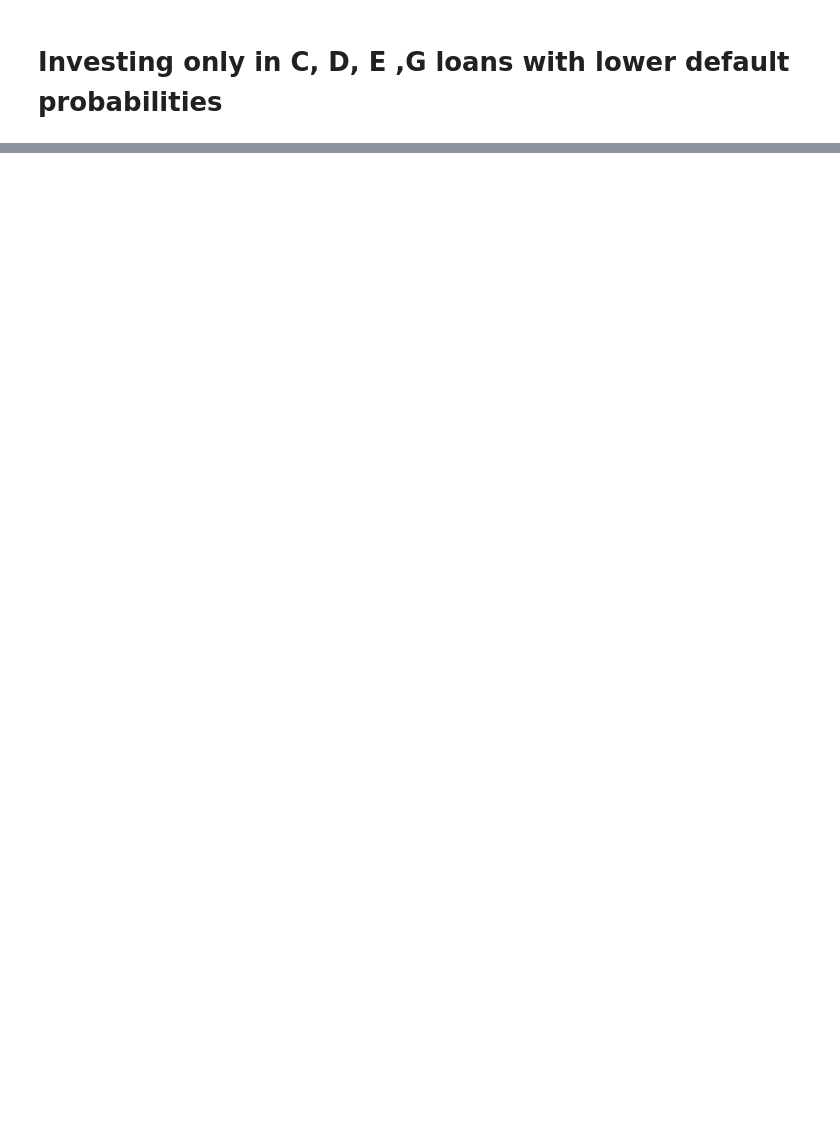
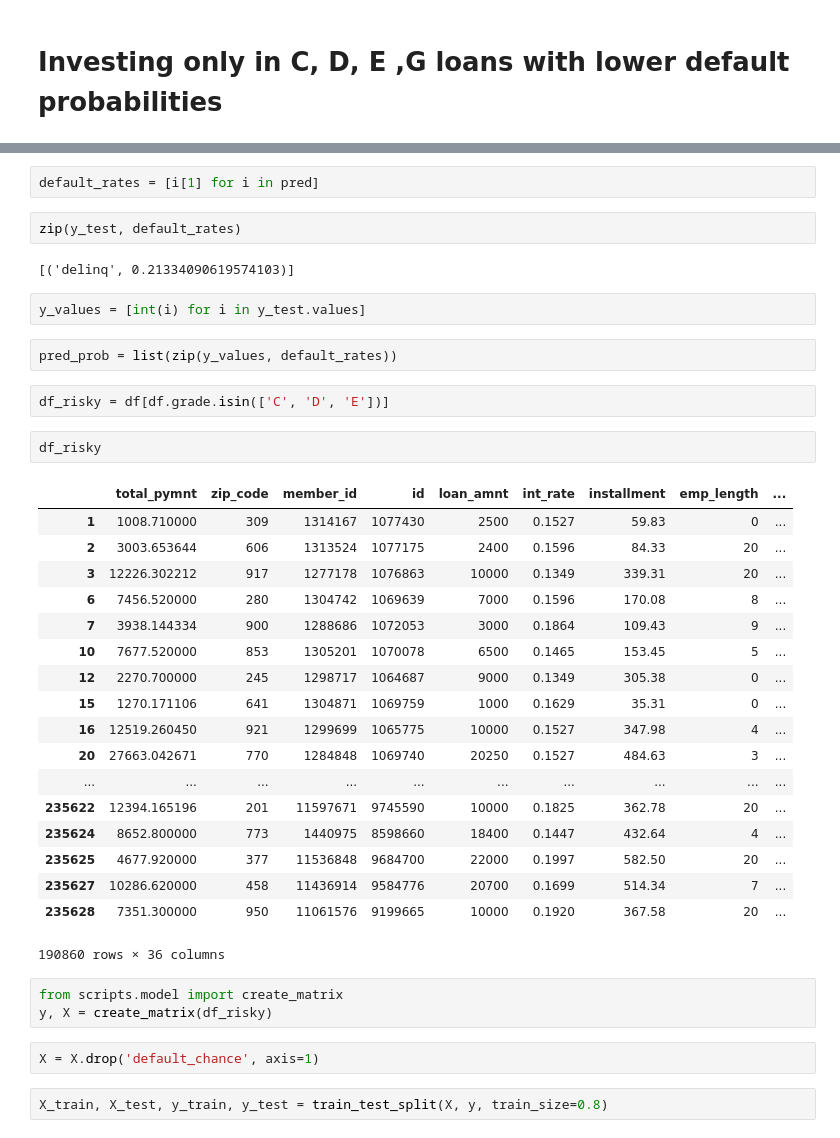
Before and after one commit to Will-So/Lending_Club, a Jupyter notebook: modeling.ipynb, the cells around one changed output, grey strips where cells are left out. Saved outputs shown, nothing was run; the diff lists cells and outputs as text; blank space fills up the shorter version.

Commit message:
model results

```diff
--- a/modeling.ipynb
+++ b/modeling.ipynb
@@ -345,0 +361,40 @@ default_df.percentage_paid.mean()
+# %%
+default_rates = [i[1] for i in pred]
+# %%
+zip(y_test, default_rates)
+# %% [output]
+[('delinq', 0.21334090619574103)]
+# %%
+y_values = [int(i) for i in y_test.values]
+# %%
+pred_prob = list(zip(y_values, default_rates))
+# %%
+df_risky = df[df.grade.isin(['C', 'D', 'E'])]
+# %%
+df_risky
+# %% [output]
+|  | total_pymnt | zip_code | member_id | id | loan_amnt | int_rate | installment | emp_length | ... |
+| 1 | 1008.710000 | 309 | 1314167 | 1077430 | 2500 | 0.1527 | 59.83 | 0 | ... |
+| 2 | 3003.653644 | 606 | 1313524 | 1077175 | 2400 | 0.1596 | 84.33 | 20 | ... |
+| 3 | 12226.302212 | 917 | 1277178 | 1076863 | 10000 | 0.1349 | 339.31 | 20 | ... |
+| 6 | 7456.520000 | 280 | 1304742 | 1069639 | 7000 | 0.1596 | 170.08 | 8 | ... |
+| 7 | 3938.144334 | 900 | 1288686 | 1072053 | 3000 | 0.1864 | 109.43 | 9 | ... |
+| 10 | 7677.520000 | 853 | 1305201 | 1070078 | 6500 | 0.1465 | 153.45 | 5 | ... |
+| 12 | 2270.700000 | 245 | 1298717 | 1064687 | 9000 | 0.1349 | 305.38 | 0 | ... |
+| 15 | 1270.171106 | 641 | 1304871 | 1069759 | 1000 | 0.1629 | 35.31 | 0 | ... |
+| 16 | 12519.260450 | 921 | 1299699 | 1065775 | 10000 | 0.1527 | 347.98 | 4 | ... |
+| 20 | 27663.042671 | 770 | 1284848 | 1069740 | 20250 | 0.1527 | 484.63 | 3 | ... |
+| ... | ... | ... | ... | ... | ... | ... | ... | ... | ... |
+| 235622 | 12394.165196 | 201 | 11597671 | 9745590 | 10000 | 0.1825 | 362.78 | 20 | ... |
+| 235624 | 8652.800000 | 773 | 1440975 | 8598660 | 18400 | 0.1447 | 432.64 | 4 | ... |
+| 235625 | 4677.920000 | 377 | 11536848 | 9684700 | 22000 | 0.1997 | 582.50 | 20 | ... |
+| 235627 | 10286.620000 | 458 | 11436914 | 9584776 | 20700 | 0.1699 | 514.34 | 7 | ... |
+| 235628 | 7351.300000 | 950 | 11061576 | 9199665 | 10000 | 0.1920 | 367.58 | 20 | ... |
+190860 rows × 36 columns
+# %%
+from scripts.model import create_matrix
+y, X = create_matrix(df_risky)
+# %%
+X = X.drop('default_chance', axis=1)
+# %%
+X_train, X_test, y_train, y_test = train_test_split(X, y, train_size=0.8)
```
Also changed, not shown: parts of 59 cells of this notebook, 6 other files.
